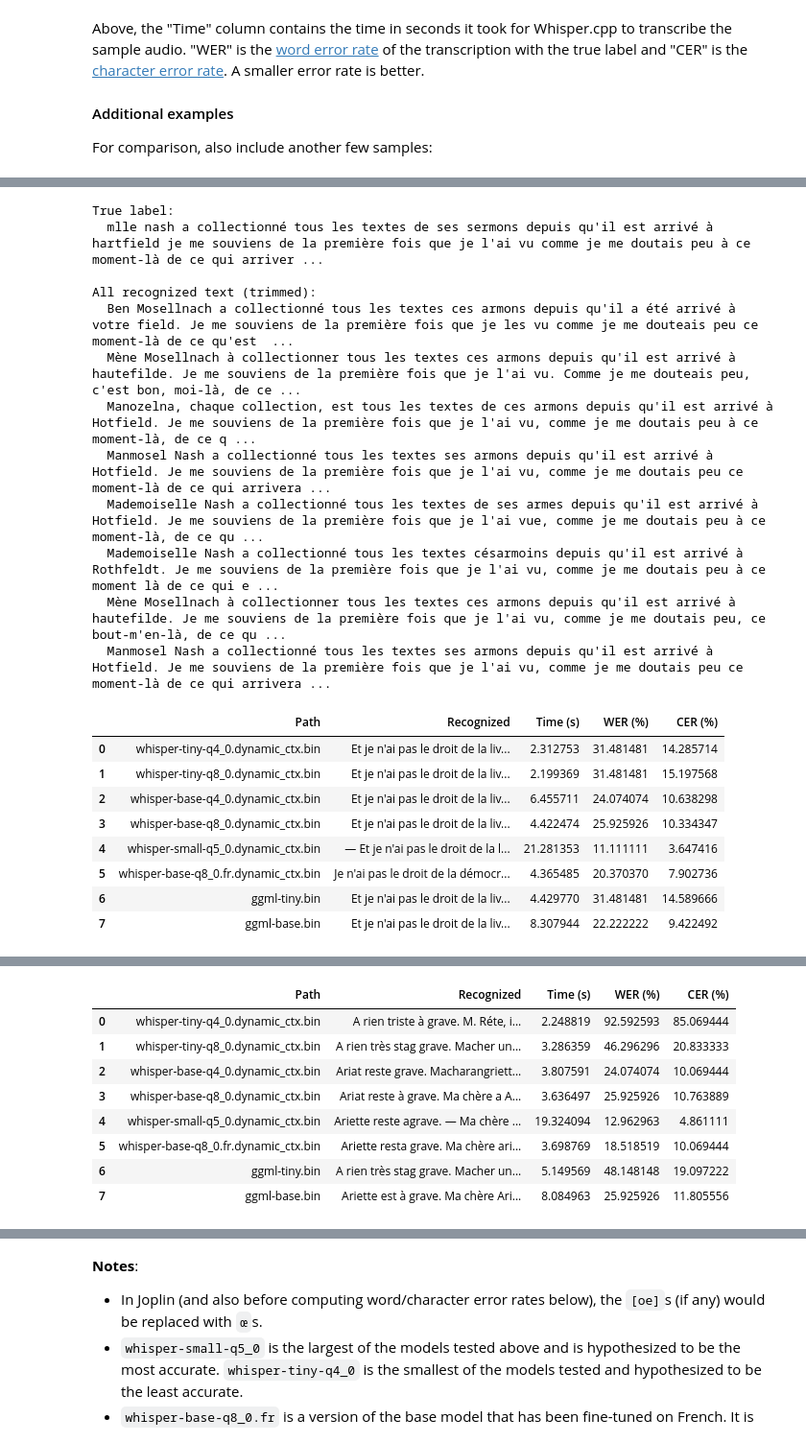
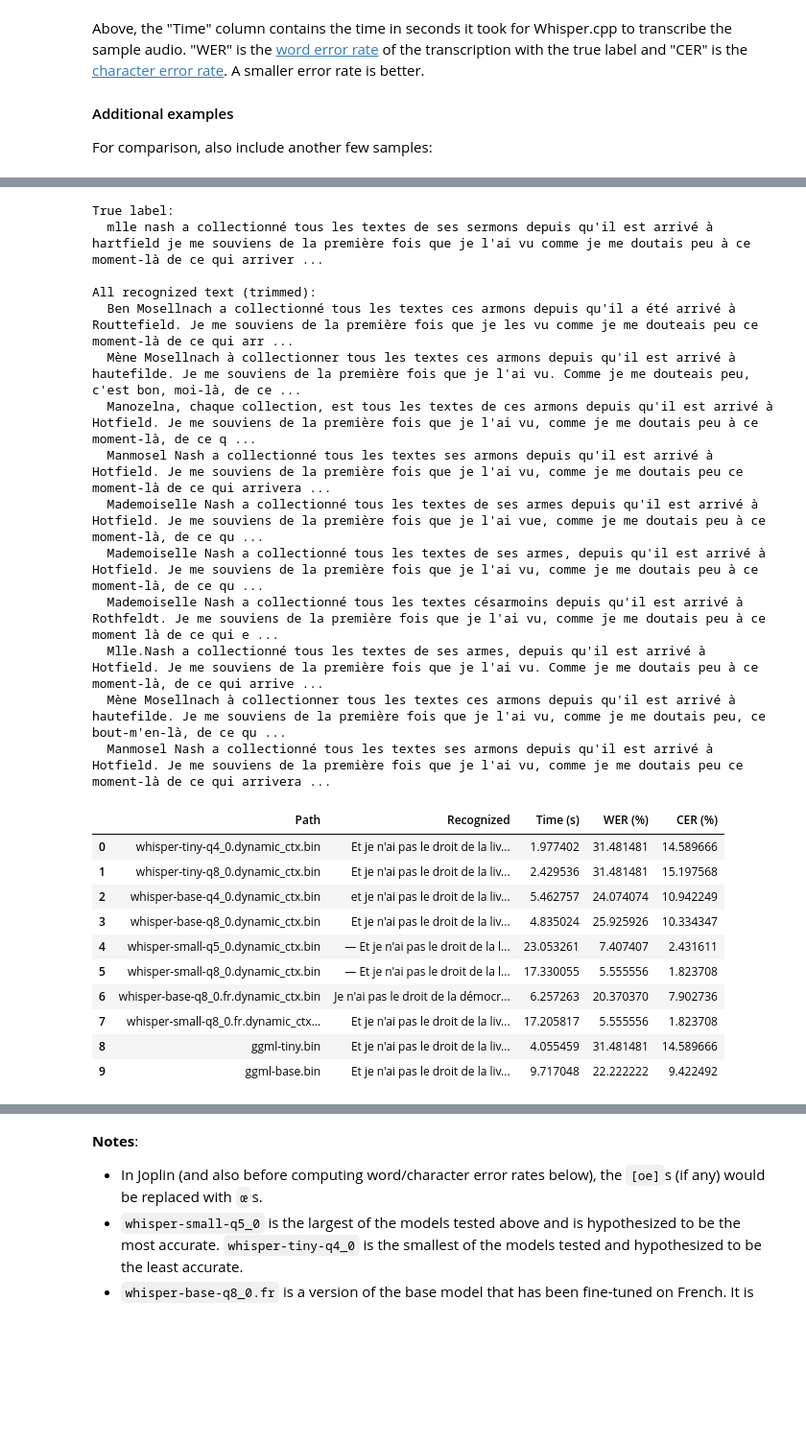
Before and after one commit to joplin/voice-typing-models, a Jupyter notebook: whisper_evaluate.ipynb, the cells around one changed output, grey strips where cells are left out. Shown at 96% size. Drawn from its saved outputs; the diff is of its cells as text; code cells hidden in the pictures; blank space fills up the shorter version.

Commit message:
Docs: Update whisper_evaluate with results from new models

```diff
--- a/whisper_evaluate.ipynb
+++ b/whisper_evaluate.ipynb
@@ -137,9 +141,11 @@ joplin_model_paths = [
     fetch_joplin_model('whisper-base-q4_0'),
     fetch_joplin_model('whisper-base-q8_0'),
     fetch_joplin_model('whisper-small-q5_0'),
+    fetch_joplin_model('whisper-small-q8_0'),
 
     # Fine-tuned French models
     fetch_joplin_model('whisper-base-q8_0.fr'),
+    fetch_joplin_model('whisper-small-q8_0.fr'),
 ]
 joplin_model_paths
 # %% [output]
@@ -494,7 +502,8 @@ def normalize_text(text: str):
     text = text.lower()
     text = punctuation_regex.sub(' ', text)
     text = space_regex.sub(' ', text)
-    return text
+    text = text.replace('—', ' ') # Remove dashes (but not -s)
+    return text.strip()
 
 print('Normalized', normalize_text('Test: öéúçʼ '))
 # %% [output]
@@ -627,7 +640,7 @@ Above, the "Time" column contains the time in seconds it took for Whisper.cpp to
 
 For comparison, also include another few samples:
 # %%
-dataset_iterator_fr = iter(dataset_fr_librispeech.shuffle(seed=1235).take(4))
+dataset_iterator_fr = iter(dataset_fr_librispeech.shuffle(seed=1235).take(3))
 for sample in dataset_iterator_fr:
     run_models_on_sample(sample, 'fr')
 # %% [output]
@@ -665,25 +684,29 @@ All recognized text (trimmed):
 [interactive output not drawn]
 True label:
   mlle nash a collectionné tous les textes de ses sermons depuis qu'il est arrivé à hartfield je me souviens de la première fois que je l'ai vu comme je me doutais peu à ce moment-là de ce qui arriver ...
 
 All recognized text (trimmed):
-  Ben Mosellnach a collectionné tous les textes ces armons depuis qu'il a été arrivé à votre field. Je me souviens de la première fois que je les vu comme je me douteais peu ce moment-là de ce qu'est  ...
+  Ben Mosellnach a collectionné tous les textes ces armons depuis qu'il a été arrivé à Routtefield. Je me souviens de la première fois que je les vu comme je me douteais peu ce moment-là de ce qui arr ...
   Mène Mosellnach à collectionner tous les textes ces armons depuis qu'il est arrivé à hautefilde. Je me souviens de la première fois que je l'ai vu. Comme je me douteais peu, c'est bon, moi-là, de ce ...
   Manozelna, chaque collection, est tous les textes de ces armons depuis qu'il est arrivé à Hotfield. Je me souviens de la première fois que je l'ai vu, comme je me doutais peu à ce moment-là, de ce q ...
   Manmosel Nash a collectionné tous les textes ses armons depuis qu'il est arrivé à Hotfield. Je me souviens de la première fois que je l'ai vu, comme je me doutais peu ce moment-là de ce qui arrivera ...
   Mademoiselle Nash a collectionné tous les textes de ses armes depuis qu'il est arrivé à Hotfield. Je me souviens de la première fois que je l'ai vue, comme je me doutais peu à ce moment-là, de ce qu ...
+  Mademoiselle Nash a collectionné tous les textes de ses armes, depuis qu'il est arrivé à Hotfield. Je me souviens de la première fois que je l'ai vu, comme je me doutais peu à ce moment-là, de ce qu ...
   Mademoiselle Nash a collectionné tous les textes césarmoins depuis qu'il est arrivé à Rothfeldt. Je me souviens de la première fois que je l'ai vu, comme je me doutais peu à ce moment là de ce qui e ...
+  Mlle.Nash a collectionné tous les textes de ses armes, depuis qu'il est arrivé à Hotfield. Je me souviens de la première fois que je l'ai vu. Comme je me doutais peu à ce moment-là, de ce qui arrive ...
   Mène Mosellnach à collectionner tous les textes ces armons depuis qu'il est arrivé à hautefilde. Je me souviens de la première fois que je l'ai vu, comme je me doutais peu, ce bout-m'en-là, de ce qu ...
   Manmosel Nash a collectionné tous les textes ses armons depuis qu'il est arrivé à Hotfield. Je me souviens de la première fois que je l'ai vu, comme je me doutais peu ce moment-là de ce qui arrivera ...
 |  | Path | Recognized | Time (s) | WER (%) | CER (%) |
-| 0 | whisper-tiny-q4_0.dynamic_ctx.bin | Et je n'ai pas le droit de la liv... | 2.312753 | 31.481481 | 14.285714 |
-| 1 | whisper-tiny-q8_0.dynamic_ctx.bin | Et je n'ai pas le droit de la liv... | 2.199369 | 31.481481 | 15.197568 |
-| 2 | whisper-base-q4_0.dynamic_ctx.bin | Et je n'ai pas le droit de la liv... | 6.455711 | 24.074074 | 10.638298 |
-| 3 | whisper-base-q8_0.dynamic_ctx.bin | Et je n'ai pas le droit de la liv... | 4.422474 | 25.925926 | 10.334347 |
-| 4 | whisper-small-q5_0.dynamic_ctx.bin | — Et je n'ai pas le droit de la l... | 21.281353 | 11.111111 | 3.647416 |
-| 5 | whisper-base-q8_0.fr.dynamic_ctx.bin | Je n'ai pas le droit de la démocr... | 4.365485 | 20.370370 | 7.902736 |
-| 6 | ggml-tiny.bin | Et je n'ai pas le droit de la liv... | 4.429770 | 31.481481 | 14.589666 |
-| 7 | ggml-base.bin | Et je n'ai pas le droit de la liv... | 8.307944 | 22.222222 | 9.422492 |
+| 0 | whisper-tiny-q4_0.dynamic_ctx.bin | Et je n'ai pas le droit de la liv... | 1.977402 | 31.481481 | 14.589666 |
+| 1 | whisper-tiny-q8_0.dynamic_ctx.bin | Et je n'ai pas le droit de la liv... | 2.429536 | 31.481481 | 15.197568 |
+| 2 | whisper-base-q4_0.dynamic_ctx.bin | et je n'ai pas le droit de la liv... | 5.462757 | 24.074074 | 10.942249 |
+| 3 | whisper-base-q8_0.dynamic_ctx.bin | Et je n'ai pas le droit de la liv... | 4.835024 | 25.925926 | 10.334347 |
+| 4 | whisper-small-q5_0.dynamic_ctx.bin | — Et je n'ai pas le droit de la l... | 23.053261 | 7.407407 | 2.431611 |
+| 5 | whisper-small-q8_0.dynamic_ctx.bin | — Et je n'ai pas le droit de la l... | 17.330055 | 5.555556 | 1.823708 |
+| 6 | whisper-base-q8_0.fr.dynamic_ctx.bin | Je n'ai pas le droit de la démocr... | 6.257263 | 20.370370 | 7.902736 |
+| 7 | whisper-small-q8_0.fr.dynamic_ctx... | Et je n'ai pas le droit de la liv... | 17.205817 | 5.555556 | 1.823708 |
+| 8 | ggml-tiny.bin | Et je n'ai pas le droit de la liv... | 4.055459 | 31.481481 | 14.589666 |
+| 9 | ggml-base.bin | Et je n'ai pas le droit de la liv... | 9.717048 | 22.222222 | 9.422492 |
 [interactive output not drawn]
 True label:
   et je n'ai pas le droit de la livrer au public mais peut-être ne vous déplaira-t-il pas d'en prendre connaissance ce discours s'adressait plus particulièrement à emma qui ne s'en étonna pas elle com ...
@@ -698,11 +723,2 @@ All recognized text (trimmed):
   Et je n'ai pas le droit de la livraire publique, mais peut-être nous vous déplératiles pas à d'en prendre connaissance ? Ce discours s'adresser plus particulièrement à Emma, qui ne s'en est en a pas ...
   Et je n'ai pas le droit de la livrape publique, mais peut-être nous vous déplérât-il pas d'en prendre connaissance ? Ce discours s'adressait plus particulièrement à Emma, qui ne s'en est-on à pas. E ...
-|  | Path | Recognized | Time (s) | WER (%) | CER (%) |
-| 0 | whisper-tiny-q4_0.dynamic_ctx.bin | A rien triste à grave. M. Réte, i... | 2.248819 | 92.592593 | 85.069444 |
-| 1 | whisper-tiny-q8_0.dynamic_ctx.bin | A rien très stag grave. Macher un... | 3.286359 | 46.296296 | 20.833333 |
-| 2 | whisper-base-q4_0.dynamic_ctx.bin | Ariat reste grave. Macharangriett... | 3.807591 | 24.074074 | 10.069444 |
-| 3 | whisper-base-q8_0.dynamic_ctx.bin | Ariat reste à grave. Ma chère a A... | 3.636497 | 25.925926 | 10.763889 |
-| 4 | whisper-small-q5_0.dynamic_ctx.bin | Ariette reste agrave. — Ma chère ... | 19.324094 | 12.962963 | 4.861111 |
-| 5 | whisper-base-q8_0.fr.dynamic_ctx.bin | Ariette resta grave. Ma chère ari... | 3.698769 | 18.518519 | 10.069444 |
-| 6 | ggml-tiny.bin | A rien très stag grave. Macher un... | 5.149569 | 48.148148 | 19.097222 |
-| 7 | ggml-base.bin | Ariette est à grave. Ma chère Ari... | 8.084963 | 25.925926 | 11.805556 |
```
Also changed, not shown: parts of 11 cells of this notebook.
